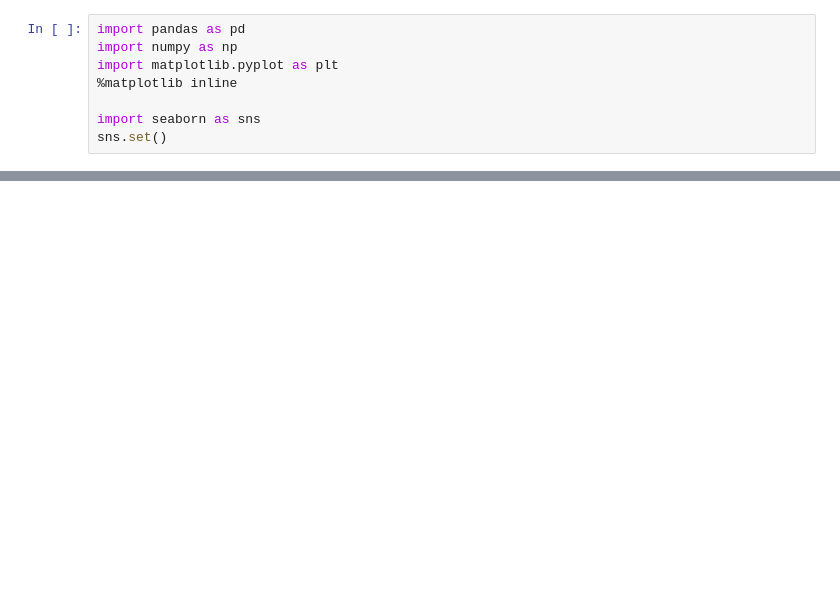
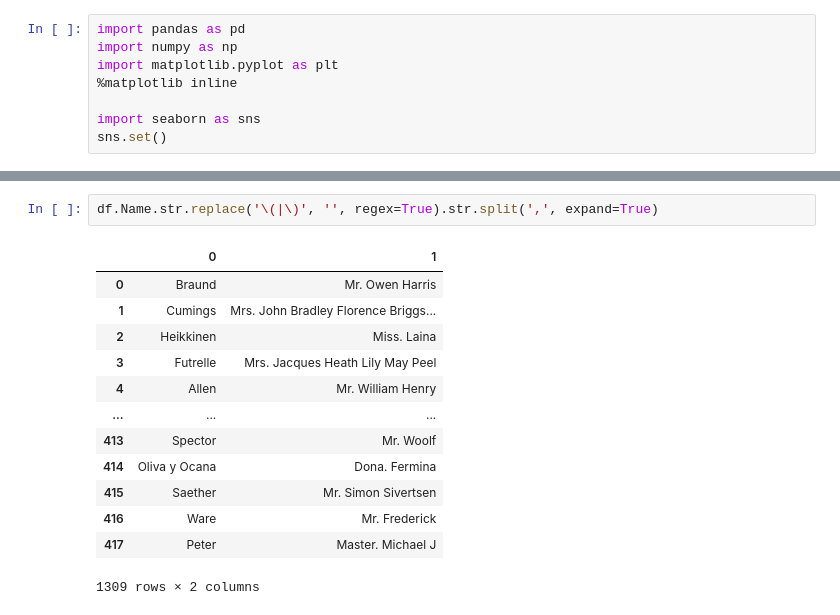
Before and after one commit to c0g1to/data-science-mastering, a Jupyter notebook: scikit/classification-excercises/titanic2.ipynb, the cells around one changed output, grey strips where cells are left out. Saved outputs shown, nothing was run; the diff lists cells and outputs as text; blank space fills up the shorter version.

```diff
--- a/scikit/classification-excercises/titanic2.ipynb
+++ b/scikit/classification-excercises/titanic2.ipynb
@@ -94,0 +29,16 @@ pd.crosstab(train.Pclass, train.Sex)
+# %%
+df.Name.str.replace('\(|\)', '', regex=True).str.split(',', expand=True)
+# %% [output]
+|  | 0 | 1 |
+| 0 | Braund | Mr. Owen Harris |
+| 1 | Cumings | Mrs. John Bradley Florence Briggs... |
+| 2 | Heikkinen | Miss. Laina |
+| 3 | Futrelle | Mrs. Jacques Heath Lily May Peel |
+| 4 | Allen | Mr. William Henry |
+| ... | ... | ... |
+| 413 | Spector | Mr. Woolf |
+| 414 | Oliva y Ocana | Dona. Fermina |
+| 415 | Saether | Mr. Simon Sivertsen |
+| 416 | Ware | Mr. Frederick |
+| 417 | Peter | Master. Michael J |
+1309 rows × 2 columns
```
Also changed, not shown: parts of 9 cells of this notebook, 2 other files.
